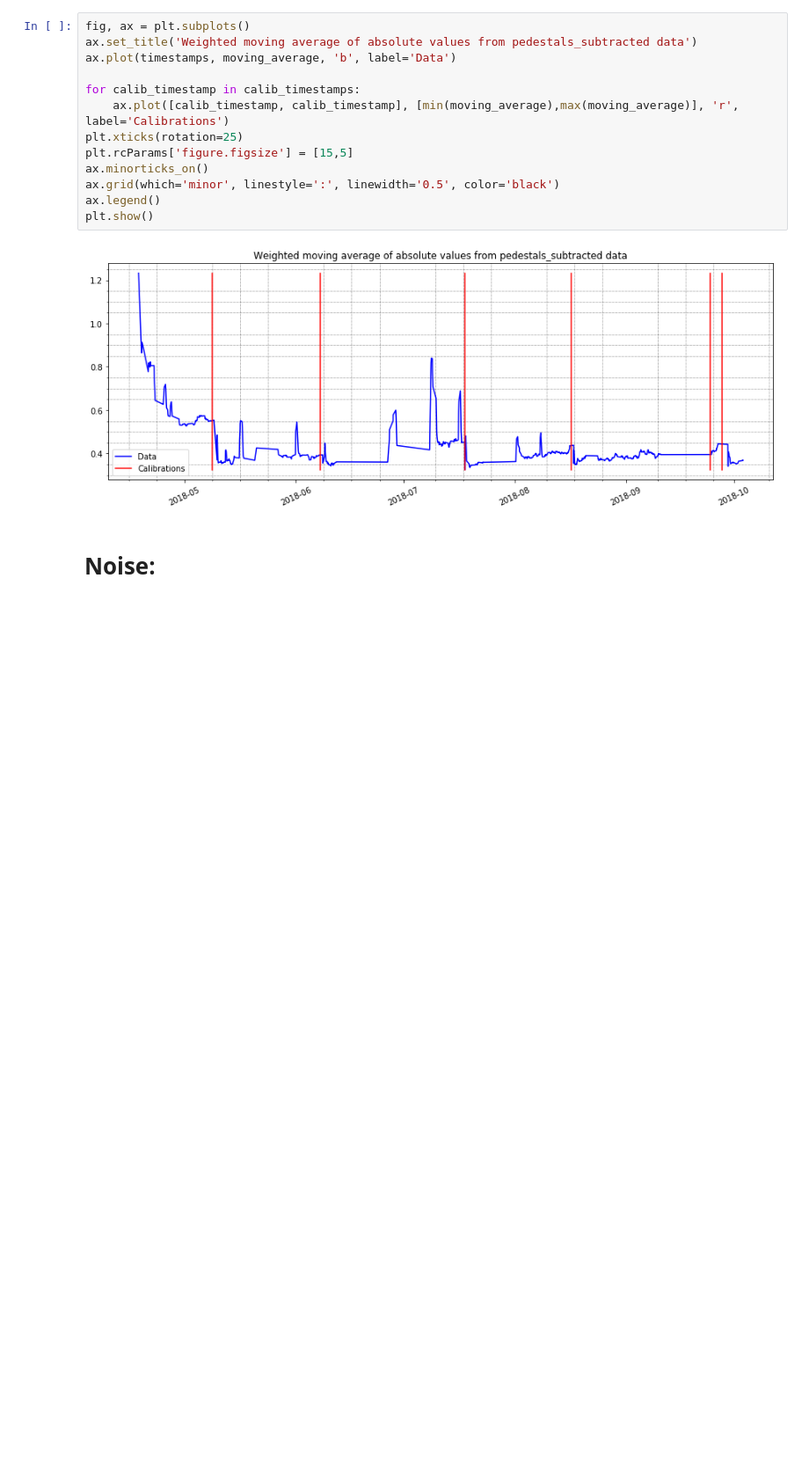
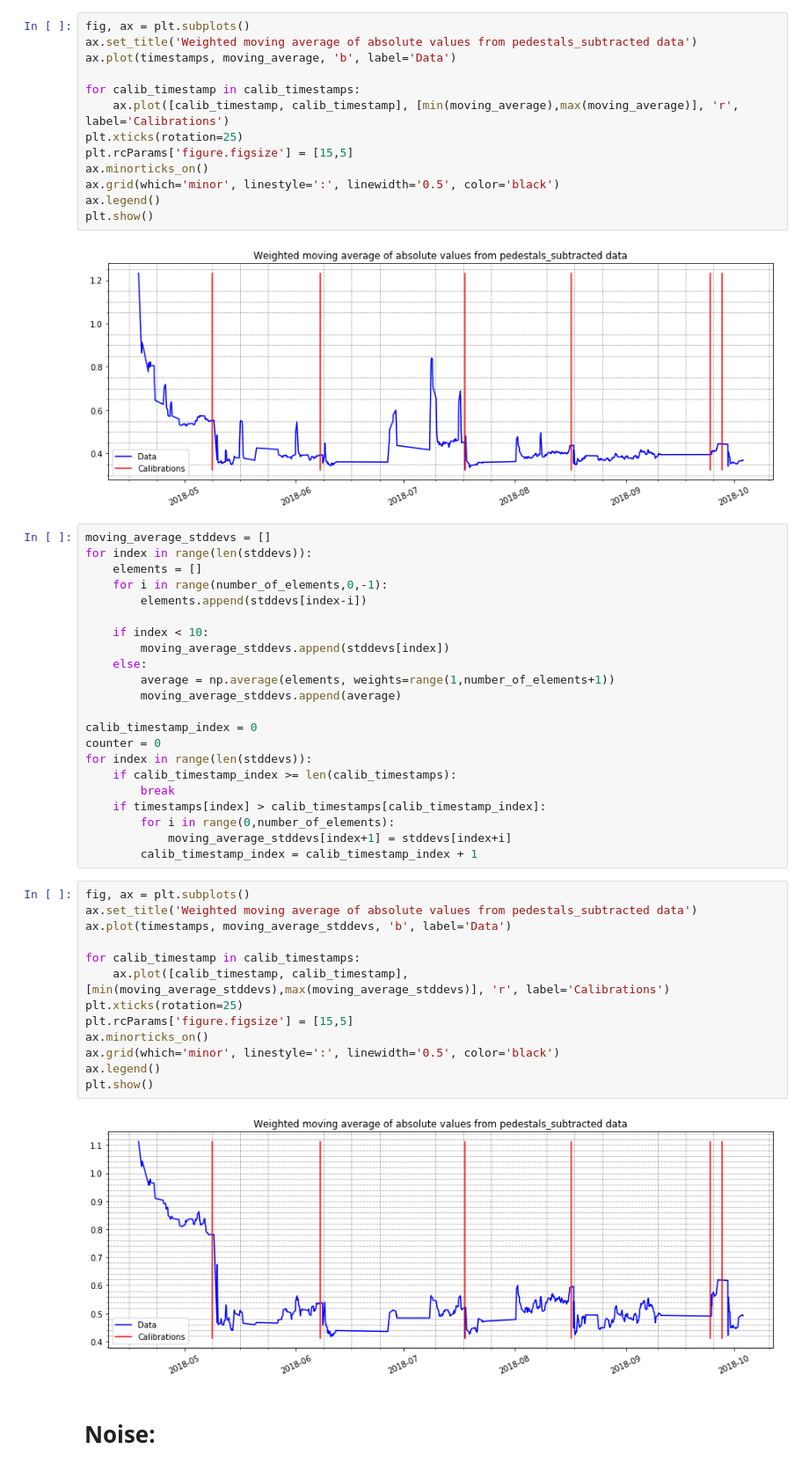
Before and after one commit to mateusz59861/praca_magisterska, a Jupyter notebook: notebooks/basic.ipynb, the cells around one changed output. Shown at 88% size. Cells and saved outputs as stored; diff of their text form; blank space fills up the shorter version.

```diff
--- a/notebooks/basic.ipynb
+++ b/notebooks/basic.ipynb
@@ -156,6 +238,43 @@ ax.legend()
 plt.show()
 # %% [output]
 [figure]
+# %%
+moving_average_stddevs = []
+for index in range(len(stddevs)):
+    elements = []
+    for i in range(number_of_elements,0,-1):
+        elements.append(stddevs[index-i])
+
+    if index < 10:
+        moving_average_stddevs.append(stddevs[index])
+    else:
+        average = np.average(elements, weights=range(1,number_of_elements+1))
+        moving_average_stddevs.append(average)
+
+calib_timestamp_index = 0
+counter = 0
+for index in range(len(stddevs)):
+    if calib_timestamp_index >= len(calib_timestamps):
+        break
+    if timestamps[index] > calib_timestamps[calib_timestamp_index]:
+        for i in range(0,number_of_elements):
+            moving_average_stddevs[index+1] = stddevs[index+i]
+        calib_timestamp_index = calib_timestamp_index + 1
+# %%
+fig, ax = plt.subplots()
+ax.set_title('Weighted moving average of absolute values from pedestals_subtracted data')
+ax.plot(timestamps, moving_average_stddevs, 'b', label='Data')
+
+for calib_timestamp in calib_timestamps:
+    ax.plot([calib_timestamp, calib_timestamp], [min(moving_average_stddevs),max(moving_average_stddevs)], 'r', label='Calibrations')
+plt.xticks(rotation=25)
+plt.rcParams['figure.figsize'] = [15,5]
+ax.minorticks_on()
+ax.grid(which='minor', linestyle=':', linewidth='0.5', color='black')
+ax.legend()
+plt.show()
+# %% [output]
+[figure, added]
 # %% [markdown]
 # Noise:
 # %%
```
Also changed, not shown: parts of 12 cells of this notebook.
